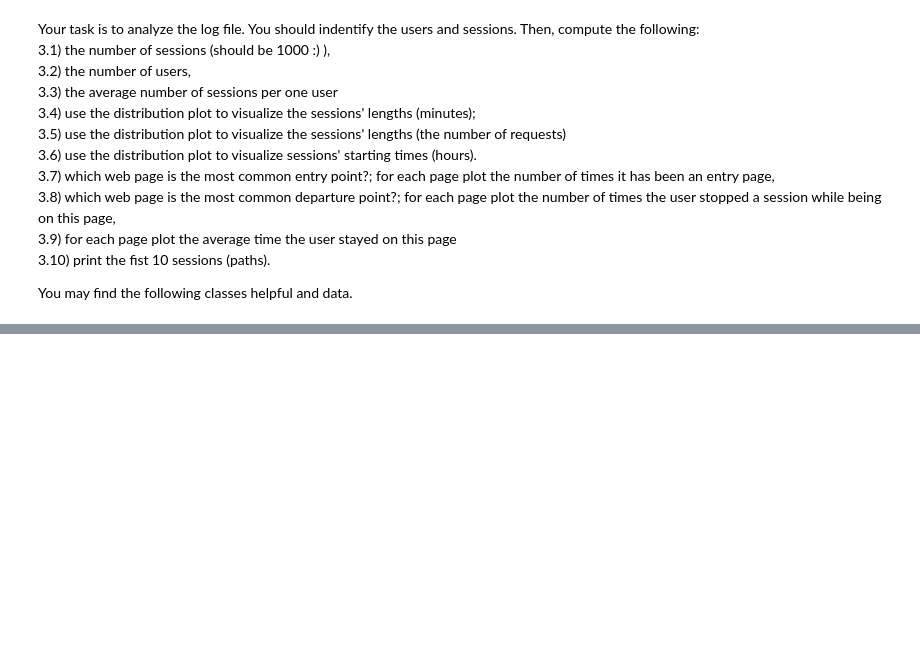
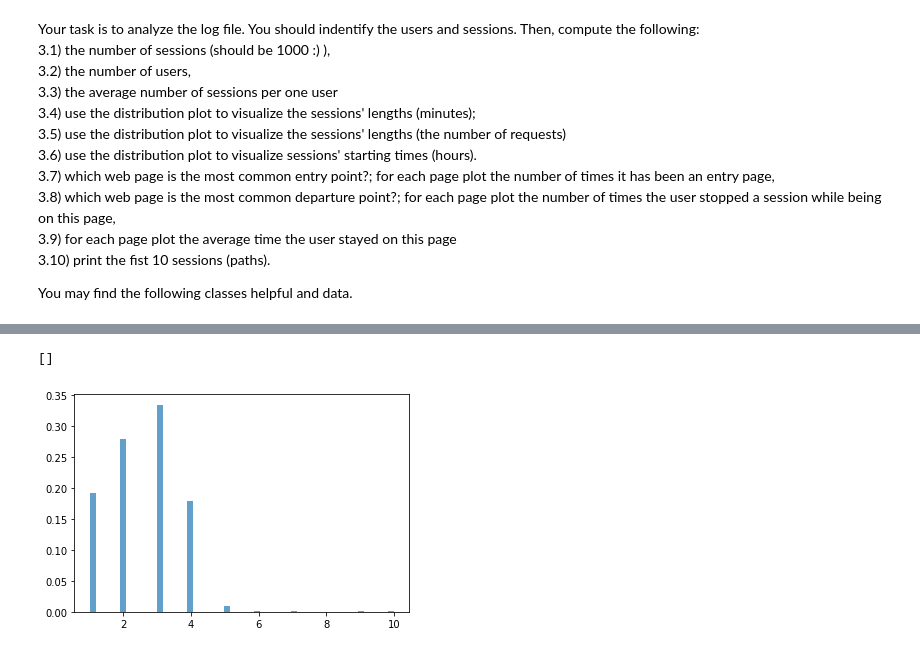
Before and after one commit to feliksczart/zasoby_informacyjne, a Jupyter notebook: Lab9/Lab9_Logs.ipynb, the cells around one changed output, grey strips where cells are left out. Drawn from its saved outputs; the diff is of its cells as text; code cells hidden in the pictures; blank space fills up the shorter version.

```diff
--- a/Lab9/Lab9_Logs.ipynb
+++ b/Lab9/Lab9_Logs.ipynb
@@ -164,0 +166,6 @@ plt.plot()
+# %%
+count, bins, ignored = plt.hist([len(i.requests) for i in sessions], 50, alpha=0.7, weights=weights)
+plt.plot()
+# %% [output]
+[]
+[figure, added]
```
Also changed, not shown: parts of 1 cell of this notebook.
